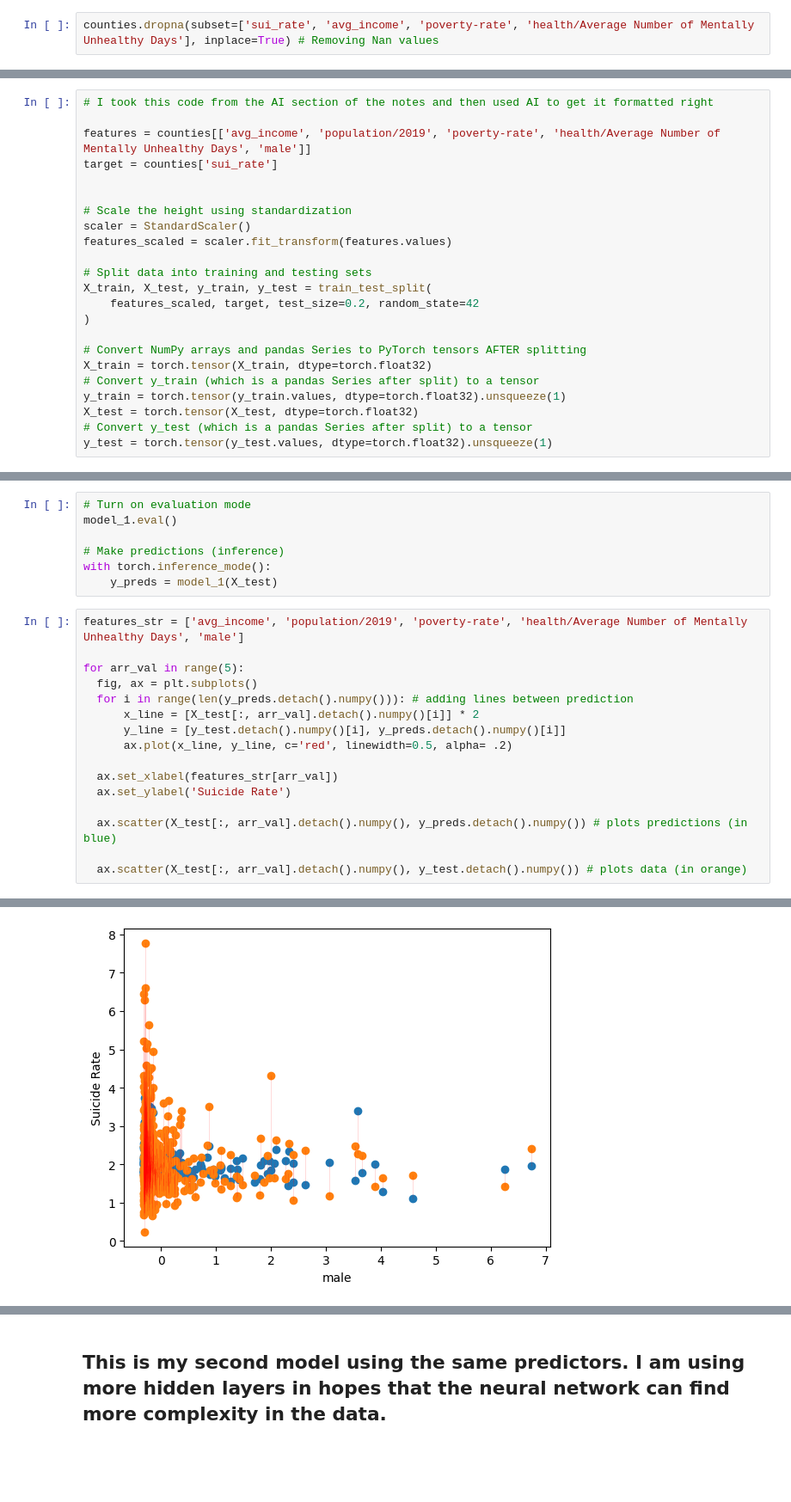
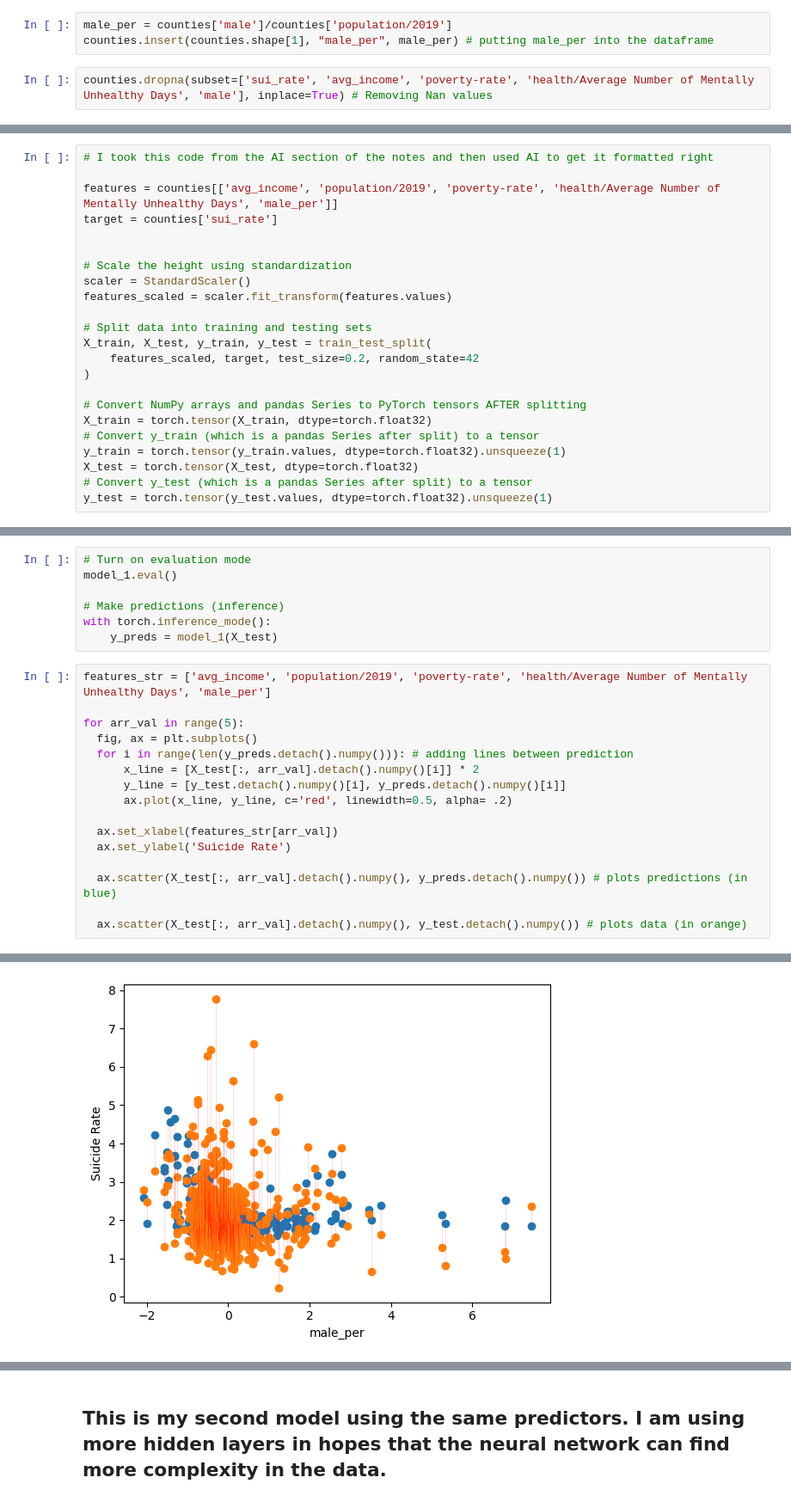
Before and after one commit to alexDahersh/Data-Science-fund., a Jupyter notebook: Alex_HershU9Proj.ipynb, the cells around one changed output, grey strips where cells are left out. Shown: that part at 86% size. Cells and saved outputs as stored; diff of their text form; blank space fills up the shorter version.

```diff
--- a/Alex_HershU9Proj.ipynb
+++ b/Alex_HershU9Proj.ipynb
@@ -39,8 +39,11 @@ counties = counties[(counties['deaths/suicides'] - counties['deaths/firearm suic
 # %%
 sui_rate = counties['population/2019'] / (counties['deaths/suicides'] - counties['deaths/firearm suicides']) / 10_000 # what I'll be predicting
 counties.insert(counties.shape[1], "sui_rate", sui_rate) # putting suicide rates into the dataframe
+# %%
+male_per = counties['male']/counties['population/2019']
+counties.insert(counties.shape[1], "male_per", male_per) # putting male_per into the dataframe
 # %%
-counties.dropna(subset=['sui_rate', 'avg_income', 'poverty-rate', 'health/Average Number of Mentally Unhealthy Days'], inplace=True) # Removing Nan values
+counties.dropna(subset=['sui_rate', 'avg_income', 'poverty-rate', 'health/Average Number of Mentally Unhealthy Days', 'male'], inplace=True) # Removing Nan values
 # %%
 plt.hist(sui_rate, bins=30) # shows distribution of suicide rates
 # %% [output]
@@ -71,7 +74,7 @@ Since the setup of the neural network is fairly significant, I will try two diff
 # %%
 # I took this code from the AI section of the notes and then used AI to get it formatted right
 
-features = counties[['avg_income', 'population/2019', 'poverty-rate', 'health/Average Number of Mentally Unhealthy Days', 'male']]
+features = counties[['avg_income', 'population/2019', 'poverty-rate', 'health/Average Number of Mentally Unhealthy Days', 'male_per']]
 target = counties['sui_rate']
 
 
@@ -182,7 +186,7 @@ model_1.eval()
 with torch.inference_mode():
     y_preds = model_1(X_test)
 # %%
-features_str = ['avg_income', 'population/2019', 'poverty-rate', 'health/Average Number of Mentally Unhealthy Days', 'male']
+features_str = ['avg_income', 'population/2019', 'poverty-rate', 'health/Average Number of Mentally Unhealthy Days', 'male_per']
 
 for arr_val in range(5):
   fig, ax = plt.subplots()
@@ -205,4 +209,4 @@ for arr_val in range(5):
-[figure, old version]
+[figure, new version]
 # %% [markdown]
 The predictions seem to be okay. The faint red line between points shows how far off the prediction is. The predictions (the blue points) seem to vary at the same x-value so the model has interaction. It is unclear how this interaction plays out though.
 
```
Also changed, not shown: parts of 15 cells of this notebook.
